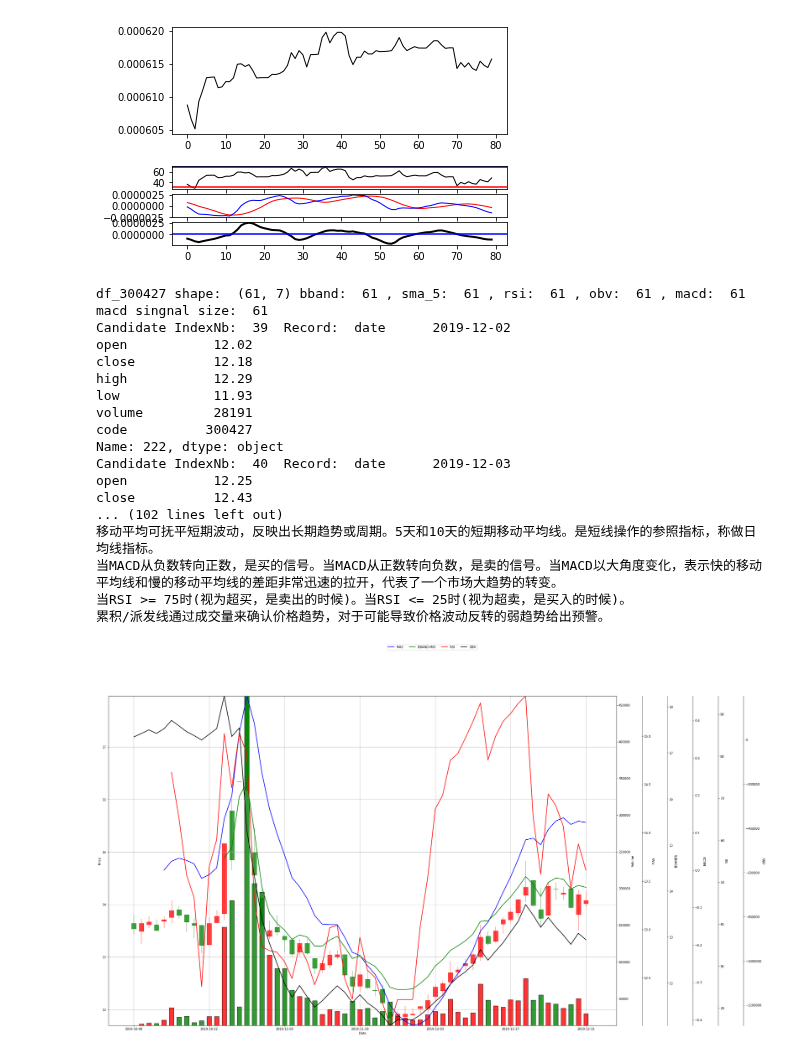
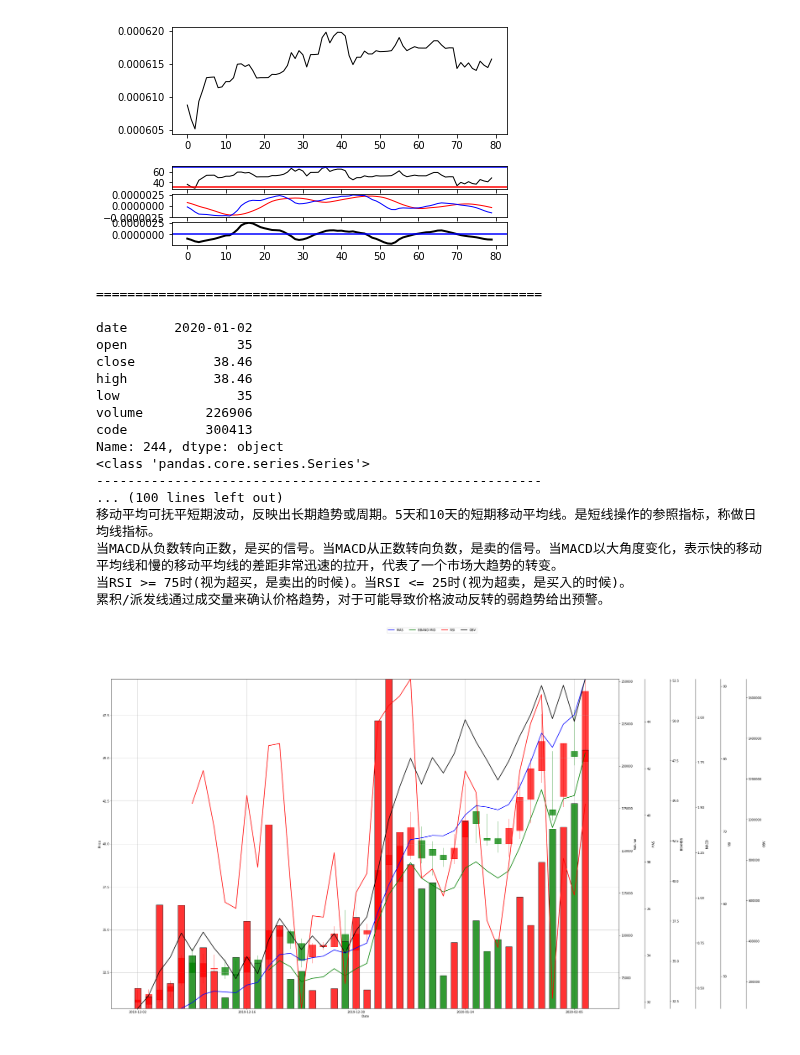
Before and after one commit to alanz2015/MyQuantitativeAlgoTest, a Jupyter notebook: StudyNote20191230.ipynb, the cells around one changed output. Drawn from its saved outputs; the diff is of its cells as text; code cells hidden in the pictures.

```diff
--- a/StudyNote20191230.ipynb
+++ b/StudyNote20191230.ipynb
@@ -272,10 +272,11 @@ def make_patch_spines_invisible(ax):
         sp.set_visible(False)
 
 # "設置起始日期"
-Start_date = '2019-10-01'
-End_date   = '2019-12-31'
+Start_date = '2019-12-01'
+End_date   = '2020-02-06'
+stockCode  = '300413'
 # "導入數據"
-df_300427 = ts.get_k_data('300427', start = Start_date, end = End_date, ktype = 'D')
+df_300427 = ts.get_k_data(stockCode, start = Start_date, end = End_date, ktype = 'D')
 df_300427 = df_300427.sort_index() # Index on date in ascend order
 # print(df_300427.tail(10))
 # print(df_300427[:3])
@@ -315,16 +316,18 @@ obv = talib.OBV(df_300427['close'], df_300427['volume']).values
 # print(df_300427['volume'].max())
 # print(df_300427['volume'].min())
 
-print('df_300427 shape: ', df_300427.shape, 'bband: ', mid.size, ', sma_5: ', sma_5.size, ', rsi: ', rsi.size, ', obv: ', obv.size, ', macd: ', macd.size, 'macd singnal size: ', macdSignal.size)
+# Find out how many records for these above calculated indicators per input DataFrame size
+# print("Stock Code: ", stockCode, ', shape: ', df_300427.shape, 'bband: ', mid.size, ', sma_5: ', sma_5.size, ', rsi: ', rsi.size, ', obv: ', obv.size, ', macd: ', macd.size, 'macd singnal size: ', macdSignal.size)
 # Reference:
 # https://matplotlib.org/3.1.1/gallery/ticks_and_spines/multiple_yaxis_with_spines.html
 
 '''
 Enumerate to find out the candidate
 '''
+totalCandidateList = pandas.DataFrame()
 # print("Total records:\n")
 # print(df_300427)
-# print("===================================\n")
+print("=========================================================\n")
 for indexNb in range (0, df_300427.shape[0]):
     rowStock = df_300427.iloc[indexNb]
     if (indexNb < 6):
@@ -336,8 +339,13 @@ for indexNb in range (0, df_300427.shape[0]):
         (obv[indexNb] > obv[indexNb - 1]) and
         (macd[indexNb] > macdSignal[indexNb])):
             # Add into Buy Candidate
-            print("Candidate IndexNb: ", indexNb, " Record: ", rowStock)
+            print(rowStock)
+            print(type(rowStock))
+            print("---------------------------------------------------------\n")
+            totalCandidateList = totalCandidateList.append(rowStock, ignore_index=True)
 
+print(totalCandidateList)
+totalCandidateList.to_csv("./NotebookCandidateItems.csv", sep = ',', encoding='utf-8')
 print("~~~~~~~~~~~~~~~~~~~~~~~~~~~~~~~~~~~~")
 fig2, host = plt.subplots(1, 1, figsize = (30, 20), sharex = True)
 
@@ -431,44 +439,44 @@ ax1.legend()
 ax2.grid(True)
 
 print("移动平均可抚平短期波动，反映出长期趋势或周期。5天和10天的短期移动平均线。是短线操作的参照指标，称做日均线指标。")
 print("当MACD从负数转向正数，是买的信号。当MACD从正数转向负数，是卖的信号。\
 当MACD以大角度变化，表示快的移动平均线和慢的移动平均线的差距非常迅速的拉开，代表了一个市场大趋势的转变。")
 print("当RSI >= 75时(视为超买，是卖出的时候)。当RSI <= 25时(视为超卖，是买入的时候)。")
 print("累积/派发线通过成交量来确认价格趋势，对于可能导致价格波动反转的弱趋势给出预警。")
 ax3.plot(macd, label = 'MACD')
 ax3.plot(macdSignal, label = 'MACD Signal')
 ax3.plot(macdHist, label = 'MACD History')
 ax3.legend()
 ax3.grid(True)
 
 ax4.plot(ad, label = 'Accumulation Distribution')
 # ax4.plot(adosc, label = 'Chaikin A/D Oscillator')
 ax4.plot(obv, label = 'On Balance Volume')
 ax4.legend()
 ax4.grid()
 
 ax5.plot(rsi, label = 'RSI')
 ax5.plot(mom, label = 'Momentum')
 ax5.legend()
 ax5.grid()
 plt.show()
 fig.savefig("Complex-2.pdf")
 # %% [output]
-df_300427 shape:  (61, 7) bband:  61 , sma_5:  61 , rsi:  61 , obv:  61 , macd:  61 macd singnal size:  61
-Candidate IndexNb:  39  Record:  date      2019-12-02
-open           12.02
-close          12.18
-high           12.29
-low            11.93
-volume         28191
-code          300427
-Name: 222, dtype: object
-Candidate IndexNb:  40  Record:  date      2019-12-03
-open           12.25
-close          12.43
-... (102 lines left out)
+=========================================================
+
+date      2020-01-02
+open              35
+close          38.46
+high           38.46
+low               35
+volume        226906
+code          300413
+Name: 244, dtype: object
+<class 'pandas.core.series.Series'>
+---------------------------------------------------------
+... (100 lines left out)
 移动平均可抚平短期波动，反映出长期趋势或周期。5天和10天的短期移动平均线。是短线操作的参照指标，称做日均线指标。
 当MACD从负数转向正数，是买的信号。当MACD从正数转向负数，是卖的信号。当MACD以大角度变化，表示快的移动平均线和慢的移动平均线的差距非常迅速的拉开，代表了一个市场大趋势的转变。
 当RSI >= 75时(视为超买，是卖出的时候)。当RSI <= 25时(视为超卖，是买入的时候)。
 累积/派发线通过成交量来确认价格趋势，对于可能导致价格波动反转的弱趋势给出预警。
-[figure, old version]
+[figure, new version]
```
Also changed, not shown: parts of 2 cells of this notebook, 2 other files.
